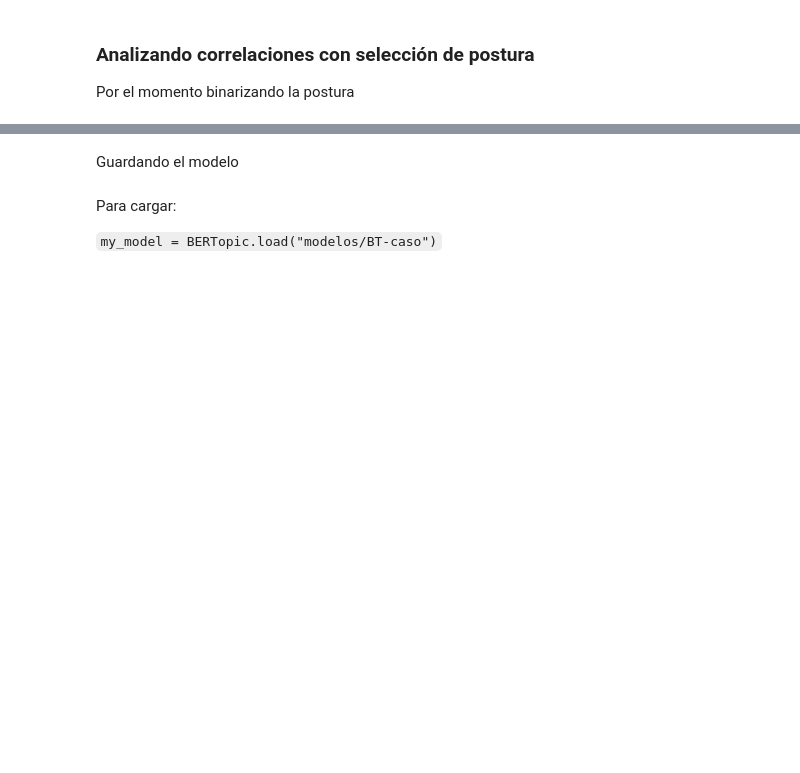
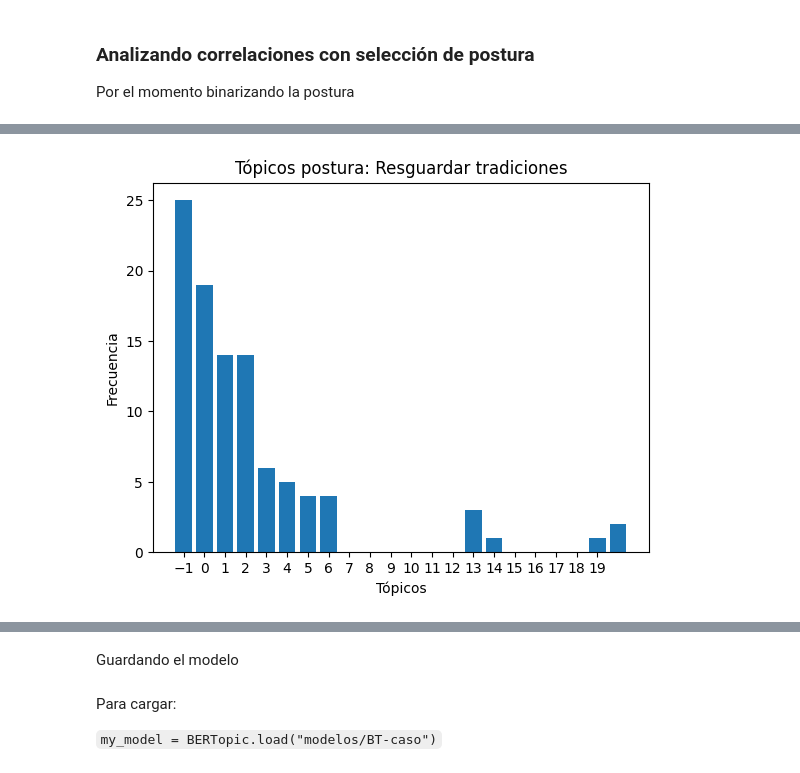
Before and after one commit to camilocarvajalreyes/ethicapp-nlp, a Jupyter notebook: topic-modelling/BT_adela.ipynb, the cells around one changed output, grey strips where cells are left out. Cells and saved outputs as stored; diff of their text form; code cells hidden in the pictures; blank space fills up the shorter version.

```diff
--- a/topic-modelling/BT_adela.ipynb
+++ b/topic-modelling/BT_adela.ipynb
@@ -252,0 +259,4 @@ plt.show()
+# %%
+plot_frecuencies(output_sel6[0],label=op_right)
+# %% [output]
+[figure, added]
```
Also changed, not shown: parts of 15 cells of this notebook, 1 other file.
